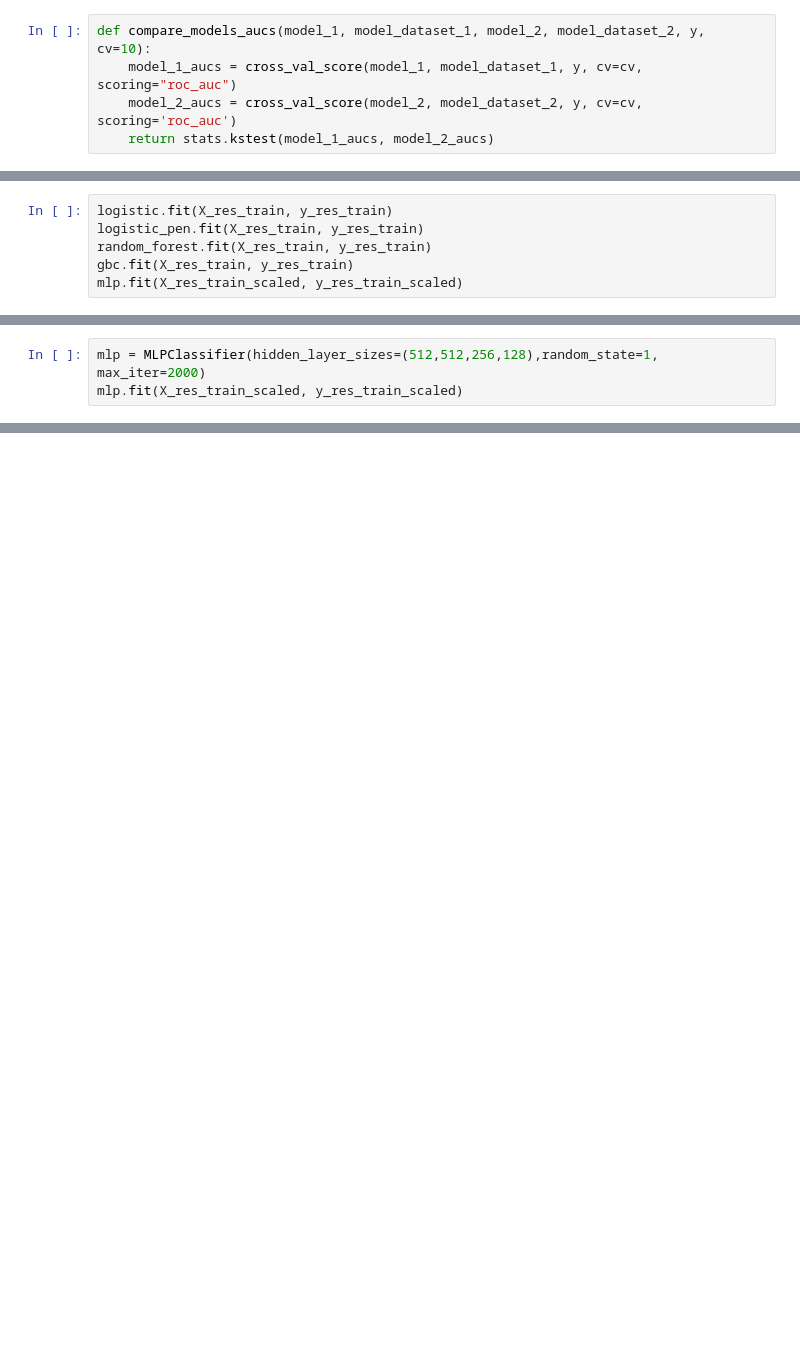
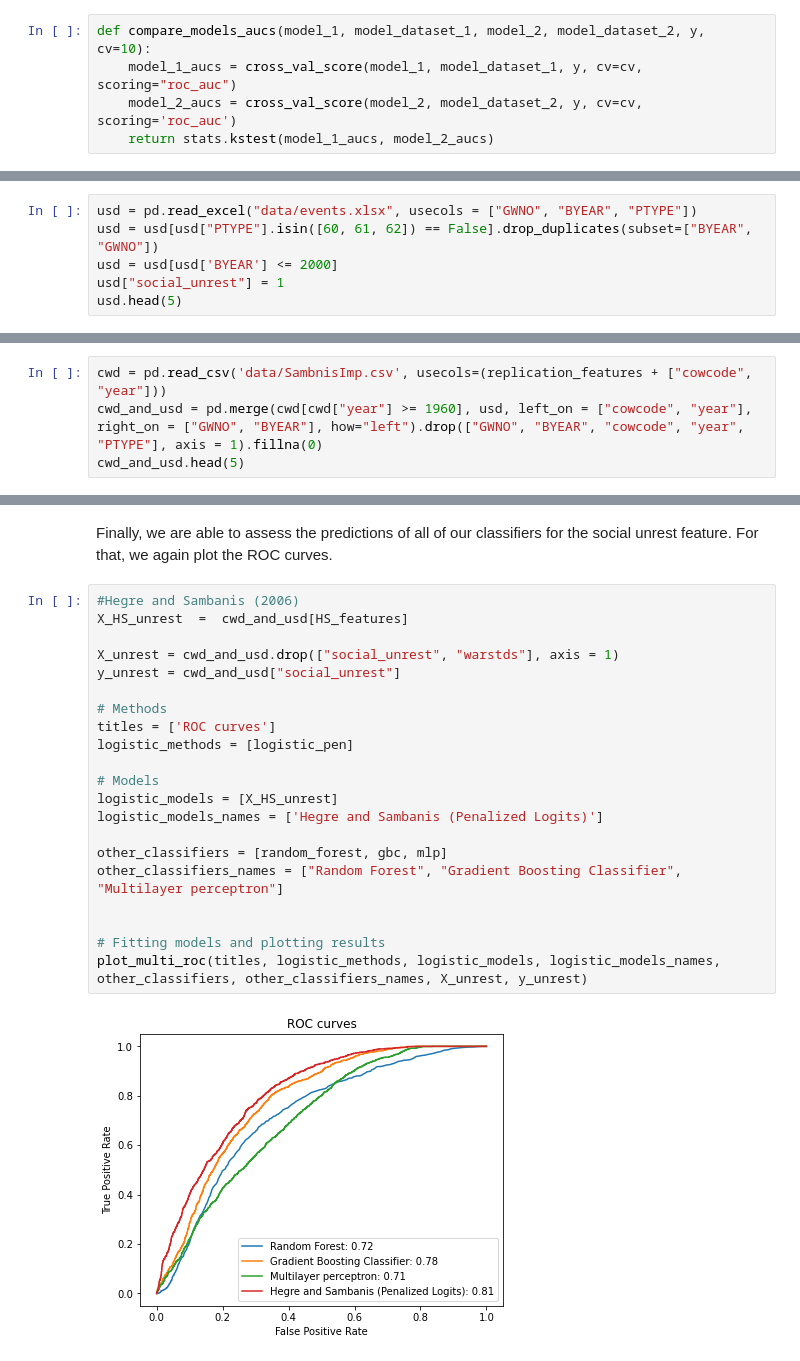
Before and after one commit to epfl-ada/ada-2020-project-milestone-p3-p3_abracadata, a Jupyter notebook: creative_extension.ipynb, the cells around one changed output, grey strips where cells are left out. Drawn from its saved outputs; the diff is of its cells as text; blank space fills up the shorter version.

```diff
--- a/creative_extension.ipynb
+++ b/creative_extension.ipynb
@@ -402,6 +320,0 @@ mlp = MLPClassifier(hidden_layer_sizes=(512,512,256,128),random_state=1, max_ite
-# %%
-logistic.fit(X_res_train, y_res_train)
-logistic_pen.fit(X_res_train, y_res_train)
-random_forest.fit(X_res_train, y_res_train)
-gbc.fit(X_res_train, y_res_train)
-mlp.fit(X_res_train_scaled, y_res_train_scaled)
@@ -411,3 +320,0 @@ MLPClassifier(hidden_layer_sizes=(512, 512, 256, 128), max_iter=2000,
-# %%
-mlp = MLPClassifier(hidden_layer_sizes=(512,512,256,128),random_state=1, max_iter=2000)
-mlp.fit(X_res_train_scaled, y_res_train_scaled)
@@ -664,0 +358,6 @@ ax.plot([0, 1], [0, 1], color='grey', linestyle='--')
+# %%
+usd = pd.read_excel("data/events.xlsx", usecols = ["GWNO", "BYEAR", "PTYPE"])
+usd = usd[usd["PTYPE"].isin([60, 61, 62]) == False].drop_duplicates(subset=["BYEAR", "GWNO"])
+usd = usd[usd['BYEAR'] <= 2000]
+usd["social_unrest"] = 1
+usd.head(5)
@@ -664,0 +375,4 @@ ax.plot([0, 1], [0, 1], color='grey', linestyle='--')
+# %%
+cwd = pd.read_csv('data/SambnisImp.csv', usecols=(replication_features + ["cowcode", "year"]))
+cwd_and_usd = pd.merge(cwd[cwd["year"] >= 1960], usd, left_on = ["cowcode", "year"], right_on = ["GWNO", "BYEAR"], how="left").drop(["GWNO", "BYEAR", "cowcode", "year", "PTYPE"], axis = 1).fillna(0)
+cwd_and_usd.head(5)
@@ -664,0 +401,25 @@ ax.plot([0, 1], [0, 1], color='grey', linestyle='--')
+# %% [markdown]
+Finally, we are able to assess the predictions of all of our classifiers for the social unrest feature. For that, we again plot the ROC curves.
+# %%
+#Hegre and Sambanis (2006)
+X_HS_unrest  =  cwd_and_usd[HS_features]
+
+X_unrest = cwd_and_usd.drop(["social_unrest", "warstds"], axis = 1)
+y_unrest = cwd_and_usd["social_unrest"]
+
+# Methods
+titles = ['ROC curves']
+logistic_methods = [logistic_pen]
+
+# Models
+logistic_models = [X_HS_unrest]
+logistic_models_names = ['Hegre and Sambanis (Penalized Logits)']
+
+other_classifiers = [random_forest, gbc, mlp]
+other_classifiers_names = ["Random Forest", "Gradient Boosting Classifier", "Multilayer perceptron"]
+
+
+# Fitting models and plotting results
+plot_multi_roc(titles, logistic_methods, logistic_models, logistic_models_names, other_classifiers, other_classifiers_names, X_unrest, y_unrest)
+# %% [output]
+[figure, added]
```
Also changed, not shown: parts of 77 cells of this notebook, 1 other file.
